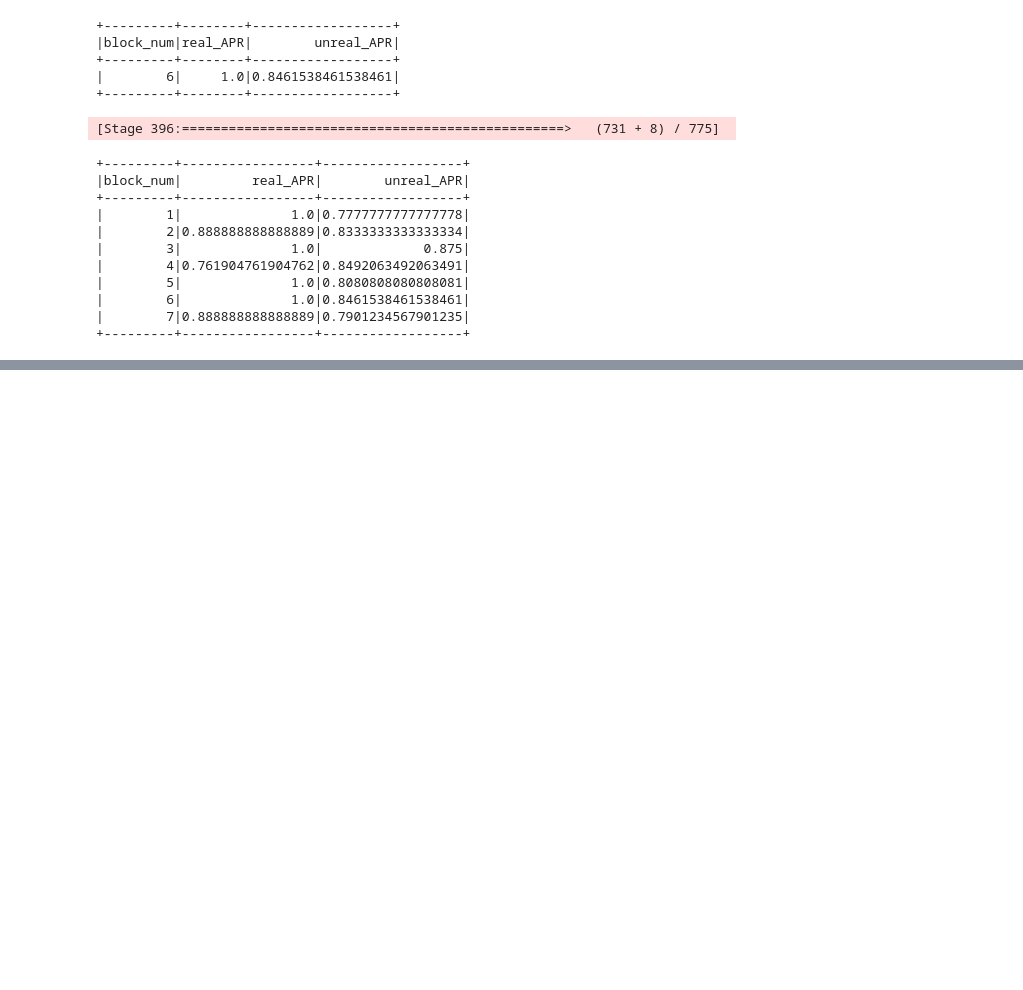
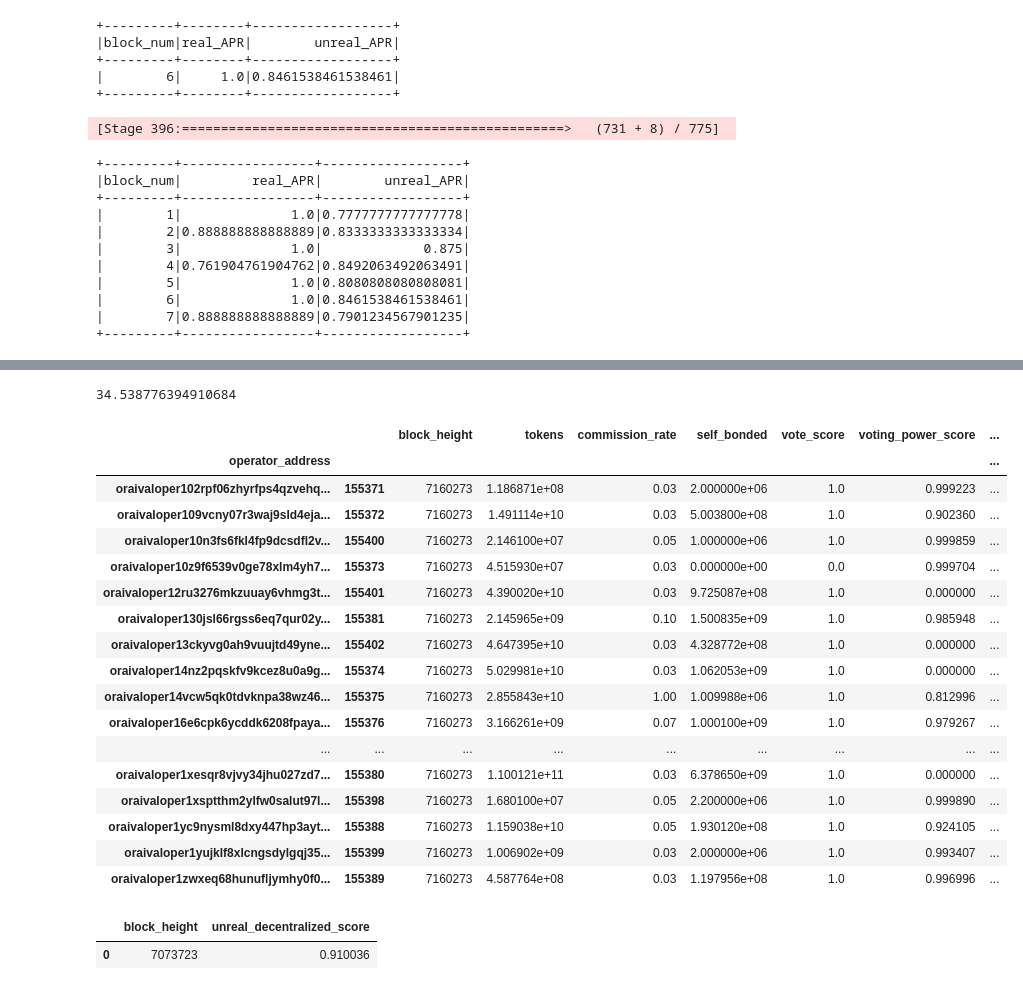
Before and after one commit to hainguyenhuy2002/orchai_validator, a Jupyter notebook: notebooks/01_test.ipynb, the cells around one changed output, grey strips where cells are left out. Drawn from its saved outputs; the diff is of its cells as text; code cells hidden in the pictures; blank space fills up the shorter version.

Commit message:
decentralized_backtest

```diff
--- a/notebooks/01_test.ipynb
+++ b/notebooks/01_test.ipynb
@@ -359,0 +469,2 @@ df[(df['block_height']<= 8920823) & (df['block_height']% 14400 == 6923)].sort_va
+# %%
+df =pd.read_parquet("data/etl_parquet_1m")
@@ -359,0 +514,3 @@ df[(df['block_height']<= 8920823) & (df['block_height']% 14400 == 6923)].sort_va
+# %%
+df1 = df.drop('operator_address',axis = 1)
+df[df1.columns] = df[df1.columns].apply(pd.to_numeric)
@@ -359,0 +539,12 @@ df[(df['block_height']<= 8920823) & (df['block_height']% 14400 == 6923)].sort_va
+# %%
+def cal_delta(df: pd.DataFrame):
+    df              = df.sort_values("block_height")
+    num             = df.shape[0]
+    ud_0            = df["delegators_token"].iloc[0]
+    df["delegators_token"] = df["delegators_token"].apply(lambda x: max(x - ud_0, 0))
+    delta           = df["delegators_token"].sum() / (num - 1)
+    block_height    = df["block_height"].iloc[0]
+    df              = df[df["block_height"] == block_height]
+    df["delta"]     = delta
+    df              = df.drop(columns=["operator_address", "delegators_token"])
+    return df
@@ -359,0 +608,27 @@ df[(df['block_height']<= 8920823) & (df['block_height']% 14400 == 6923)].sort_va
+# %%
+log(10**15)
+# %% [output]
+34.538776394910684
+# %%
+preprocess_df = preprocess(df, "score", 7160273, 7160273+432000)
+# %%
+preprocess_df
+# %% [output]
+|  |  | block_height | tokens | commission_rate | self_bonded | vote_score | voting_power_score | ... |
+| operator_address |  |  |  |  |  |  |  | ... |
+| oraivaloper102rpf06zhyrfps4qzvehq... | 155371 | 7160273 | 1.186871e+08 | 0.03 | 2.000000e+06 | 1.0 | 0.999223 | ... |
+| oraivaloper109vcny07r3waj9sld4eja... | 155372 | 7160273 | 1.491114e+10 | 0.03 | 5.003800e+08 | 1.0 | 0.902360 | ... |
+| oraivaloper10n3fs6fkl4fp9dcsdfl2v... | 155400 | 7160273 | 2.146100e+07 | 0.05 | 1.000000e+06 | 1.0 | 0.999859 | ... |
+| oraivaloper10z9f6539v0ge78xlm4yh7... | 155373 | 7160273 | 4.515930e+07 | 0.03 | 0.000000e+00 | 0.0 | 0.999704 | ... |
+| oraivaloper12ru3276mkzuuay6vhmg3t... | 155401 | 7160273 | 4.390020e+10 | 0.03 | 9.725087e+08 | 1.0 | 0.000000 | ... |
+| oraivaloper130jsl66rgss6eq7qur02y... | 155381 | 7160273 | 2.145965e+09 | 0.10 | 1.500835e+09 | 1.0 | 0.985948 | ... |
+| oraivaloper13ckyvg0ah9vuujtd49yne... | 155402 | 7160273 | 4.647395e+10 | 0.03 | 4.328772e+08 | 1.0 | 0.000000 | ... |
+| oraivaloper14nz2pqskfv9kcez8u0a9g... | 155374 | 7160273 | 5.029981e+10 | 0.03 | 1.062053e+09 | 1.0 | 0.000000 | ... |
+| oraivaloper14vcw5qk0tdvknpa38wz46... | 155375 | 7160273 | 2.855843e+10 | 1.00 | 1.009988e+06 | 1.0 | 0.812996 | ... |
+| oraivaloper16e6cpk6ycddk6208fpaya... | 155376 | 7160273 | 3.166261e+09 | 0.07 | 1.000100e+09 | 1.0 | 0.979267 | ... |
+| ... | ... | ... | ... | ... | ... | ... | ... | ... |
+| oraivaloper1xesqr8vjvy34jhu027zd7... | 155380 | 7160273 | 1.100121e+11 | 0.03 | 6.378650e+09 | 1.0 | 0.000000 | ... |
+| oraivaloper1xsptthm2ylfw0salut97l... | 155398 | 7160273 | 1.680100e+07 | 0.05 | 2.200000e+06 | 1.0 | 0.999890 | ... |
+| oraivaloper1yc9nysml8dxy447hp3ayt... | 155388 | 7160273 | 1.159038e+10 | 0.05 | 1.930120e+08 | 1.0 | 0.924105 | ... |
+| oraivaloper1yujklf8xlcngsdylgqj35... | 155399 | 7160273 | 1.006902e+09 | 0.03 | 2.000000e+06 | 1.0 | 0.993407 | ... |
+| oraivaloper1zwxeq68hunufljymhy0f0... | 155389 | 7160273 | 4.587764e+08 | 0.03 | 1.197956e+08 | 1.0 | 0.996996 | ... |
@@ -359,0 +637,5 @@ df[(df['block_height']<= 8920823) & (df['block_height']% 14400 == 6923)].sort_va
+# %%
+df_unreal_dec
+# %% [output]
+|  | block_height | unreal_decentralized_score |
+| 0 | 7073723 | 0.910036 |
```
Also changed, not shown: parts of 23 cells of this notebook, 1 other file.
